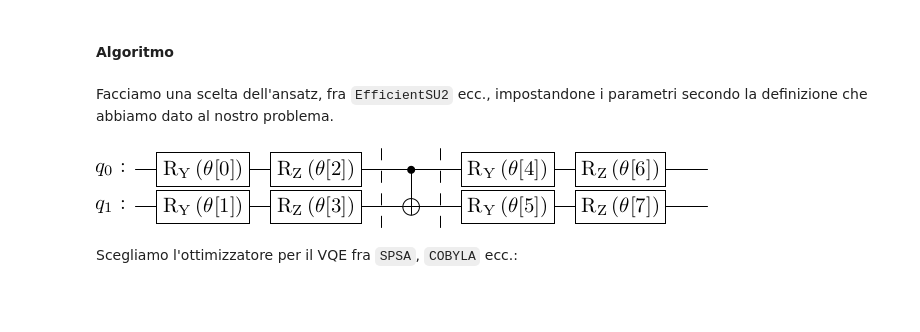
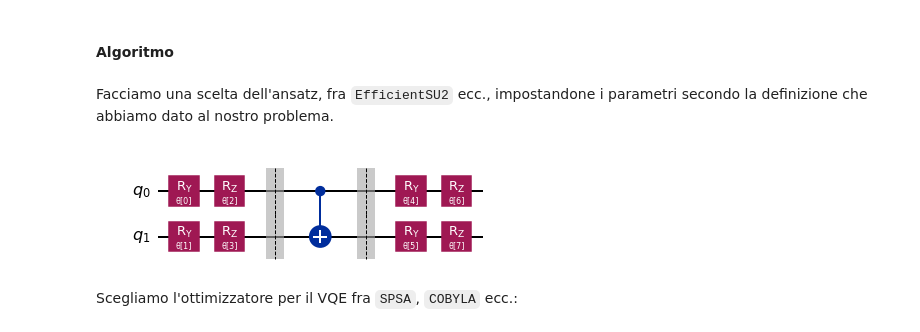
Before and after one commit to herondedalus/AQM_progettino, a Jupyter notebook: Main.ipynb, the cells around one changed output. Drawn from its saved outputs; the diff is of its cells as text; code cells hidden in the pictures; blank space fills up the shorter version.

```diff
--- a/Main.ipynb
+++ b/Main.ipynb
@@ -208,12 +208,12 @@ Facciamo una scelta dell'ansatz, fra `EfficientSU2` ecc., impostandone i paramet
 # %%
 from qiskit.circuit.library import EfficientSU2
 
 num_qubits = 2
 # the rotation gates are chosen randomly, so we set a seed for reproducibility
 ansatz = EfficientSU2(num_qubits, reps=1, entanglement='linear', insert_barriers=True)
-ansatz.decompose().draw('latex', style='iqx')
+ansatz.decompose().draw('mpl', style='iqx')
 # %% [output]
-[figure, old version]
+[figure, new version]
 # %% [markdown]
 Scegliamo l'ottimizzatore per il VQE fra `SPSA`, `COBYLA` ecc.:
 # %%
```
Also changed, not shown: parts of 29 cells of this notebook.
